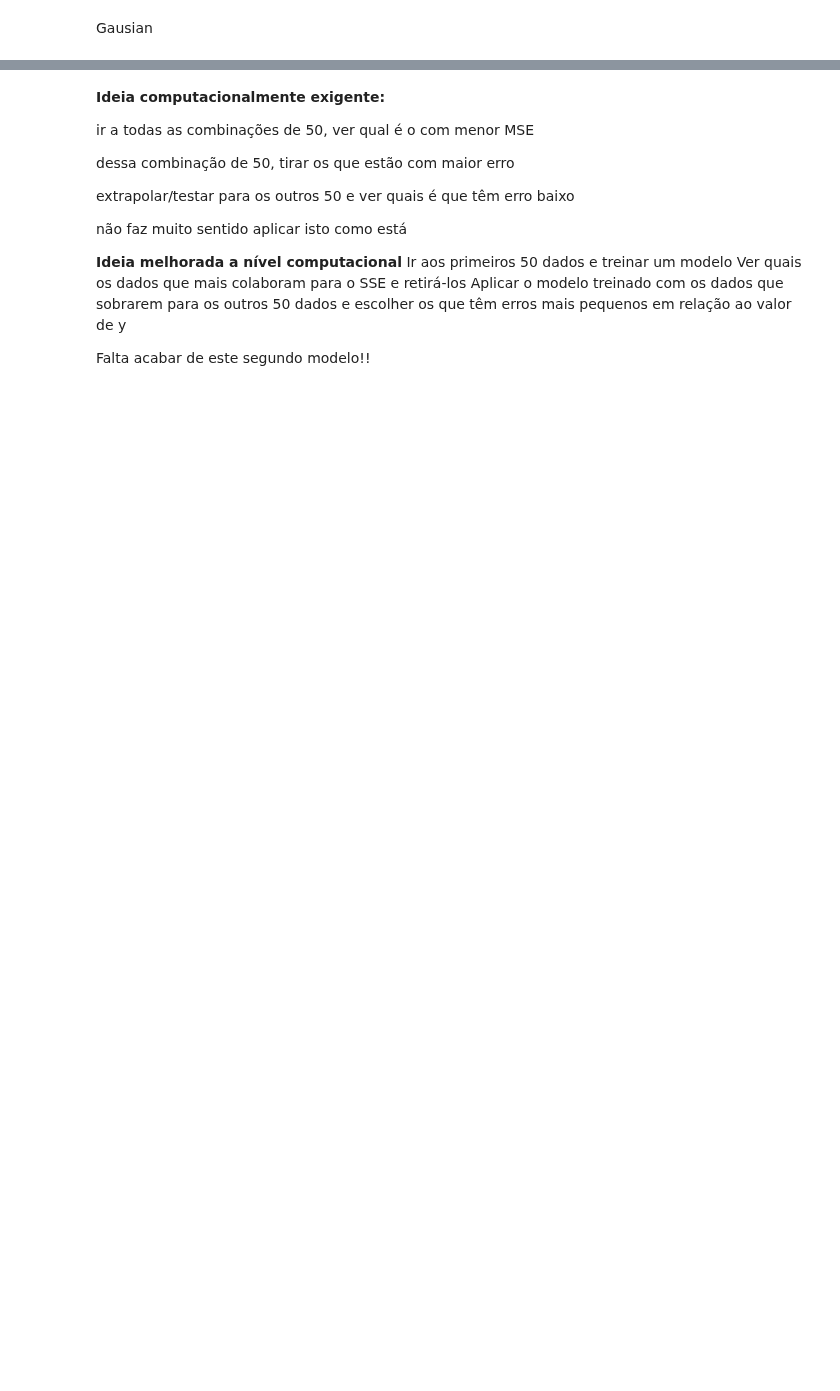
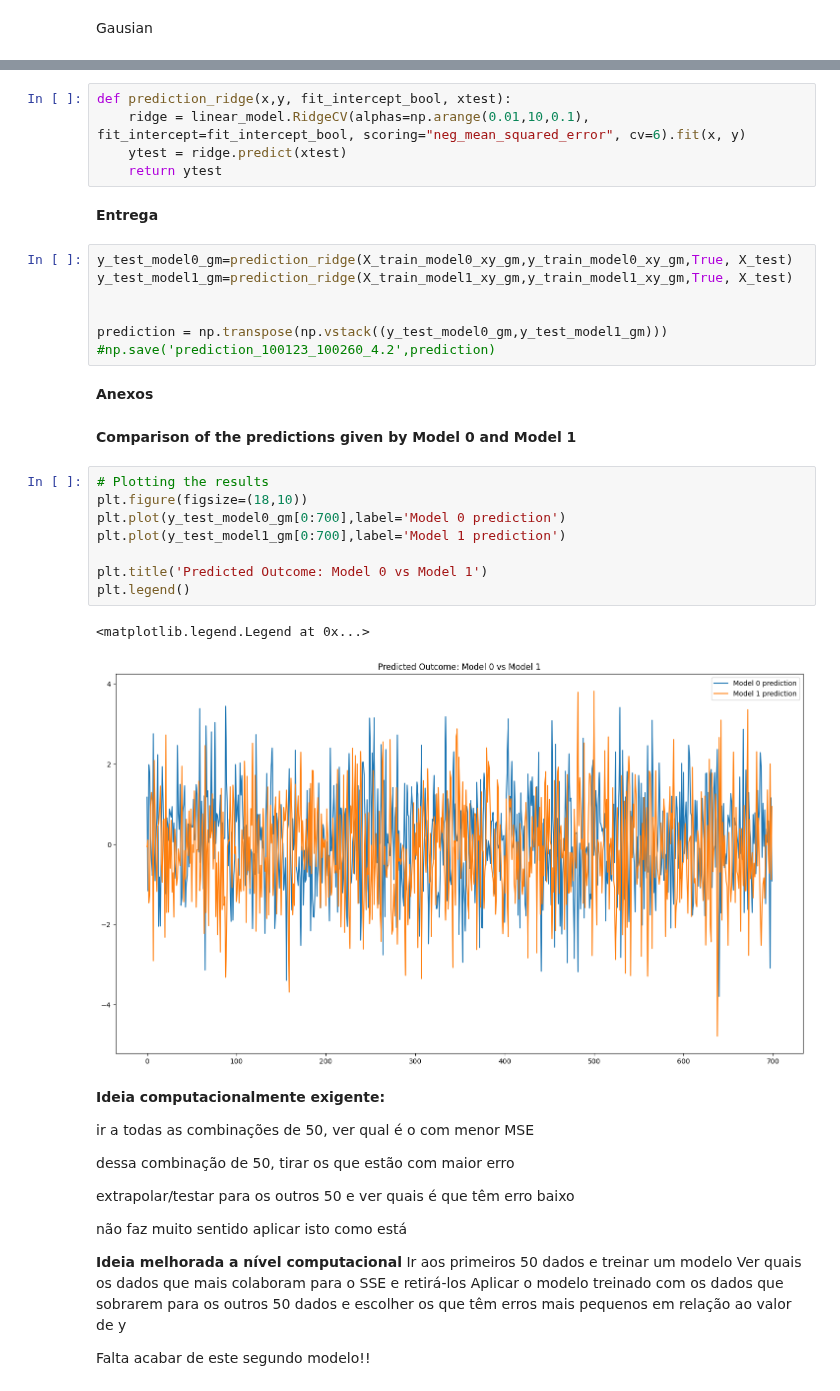
Before and after one commit to Dolfas/ML_Aaut, a Jupyter notebook: ML_problem4.2.ipynb, the cells around one changed output, grey strips where cells are left out. Drawn from its saved outputs; the diff is of its cells as text; blank space fills up the shorter version.

Commit message:
acabado, com calculo de matriz para entrega

```diff
--- a/ML_problem4.2.ipynb
+++ b/ML_problem4.2.ipynb
@@ -136,3 +247,32 @@ y_train_model1_xy_gm = y_train[model1_indices_xy_gm,:]
+# %%
+def prediction_ridge(x,y, fit_intercept_bool, xtest):
+    ridge = linear_model.RidgeCV(alphas=np.arange(0.01,10,0.1), fit_intercept=fit_intercept_bool, scoring="neg_mean_squared_error", cv=6).fit(x, y)
+    ytest = ridge.predict(xtest)
+    return ytest
+# %% [markdown]
+**Entrega**
+# %%
+y_test_model0_gm=prediction_ridge(X_train_model0_xy_gm,y_train_model0_xy_gm,True, X_test)
+y_test_model1_gm=prediction_ridge(X_train_model1_xy_gm,y_train_model1_xy_gm,True, X_test)
+
+
+prediction = np.transpose(np.vstack((y_test_model0_gm,y_test_model1_gm)))
+#np.save('prediction_100123_100260_4.2',prediction)
+# %% [markdown]
+**Anexos**
+# %% [markdown]
+**Comparison of the predictions given by Model 0 and Model 1**
+# %%
+# Plotting the results
+plt.figure(figsize=(18,10))
+plt.plot(y_test_model0_gm[0:700],label='Model 0 prediction')
+plt.plot(y_test_model1_gm[0:700],label='Model 1 prediction')
+
+plt.title('Predicted Outcome: Model 0 vs Model 1')
+plt.legend()
+# %% [output]
+<matplotlib.legend.Legend at 0x...>
+[figure, added]
 # %% [markdown]
 
 **Ideia computacionalmente exigente:**
```
Also changed, not shown: parts of 23 cells of this notebook.
